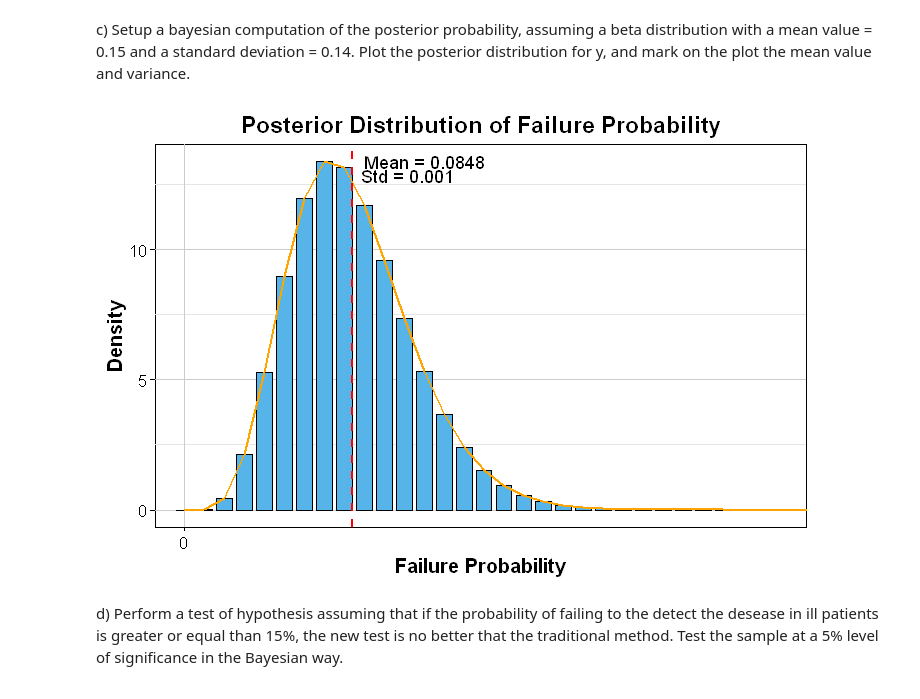
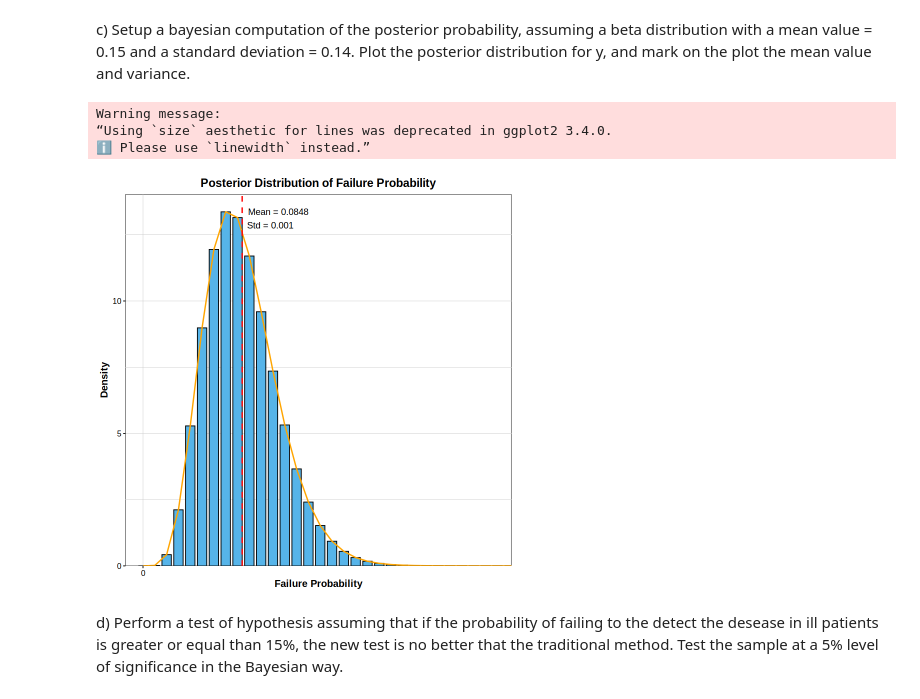
Before and after one commit to Alcadis/ASPA, a Jupyter notebook: Ex4/Untitled.ipynb, the cells around one changed output. Saved outputs shown, nothing was run; the diff lists cells and outputs as text; code cells hidden in the pictures.

```diff
--- a/Ex4/Untitled.ipynb
+++ b/Ex4/Untitled.ipynb
@@ -75,38 +72,40 @@ alpha_prior = (mean_prior * ((mean_prior * (1 - mean_prior)) / std_prior^2 - 1))
 beta_prior = (1 - mean_prior) * ((mean_prior * (1 - mean_prior)) / std_prior^2 - 1)
 
 alpha_post = alpha_prior + y
 beta_post = beta_prior + sample_size - y
 
 data_post = dbeta(ps, alpha_post, beta_post)
 df_post = data.frame(ps=ps, data_post=data_post)
 
 mean_post = alpha_post / (alpha_post + beta_post)
 std_post = (alpha_post*beta_post) / ((alpha_post+beta_post)^2 * (alpha_post + beta_post + 1))
 
 ggplot(df_post, aes(x=ps, y=data_post)) +
     geom_bar(stat="identity", width=0.008, fill="#56B4E9", color="black") +
-    #geom_col(width=1/length(ps), fill="blue", color="black", alpha=0.5) +
     geom_line(color="orange", size=0.8) +
     geom_vline(xintercept=mean_post, color="red", linetype="dashed", size=0.8) +
     annotate("text", x=mean_post, y=max(df_post$data_post), label=paste("Mean =", round(mean_post, 4)), color="black", hjust=-0.1) +
     annotate("text", x=mean_post, y=max(df_post$data_post) - 0.5, label=paste("Std =", round(std_post, 4)), color = "black", hjust = -0.1) +
     coord_cartesian(xlim=c(0, 0.3)) +
     labs(x="Failure Probability",
          y="Density",
          title="Posterior Distribution of Failure Probability") +
     scale_x_continuous(breaks = seq(0, sample_size, by=5)) +
-    #scale_y_continuous(expand = expansion(mult = c(0, 0.05))) +
+    scale_y_continuous(expand = expansion(mult = c(0, 0.05))) +
     theme(text = element_text(size=12),
           axis.title.x = element_text(face="bold", size=12),
           axis.title.y = element_text(face="bold", size=12),
           axis.text = element_text(color="black"),
           axis.ticks = element_line(color="black"),
           plot.title = element_text(hjust=0.5, face="bold", size=14),
           panel.background = element_rect(fill = "white", color = "black"),
-          panel.grid.major = element_line(size=0.5, linetype='solid', color="grey80"),
-          panel.grid.minor = element_line(size=0.25, linetype='solid', color="grey90"))
+          panel.grid.major = element_line(size=0.25, linetype='solid', color="grey80"),
+          panel.grid.minor = element_line(size=0.25, linetype='solid', color="grey80"))
 # %% [output]
+Warning message:
+“Using `size` aesthetic for lines was deprecated in ggplot2 3.4.0.
+ℹ Please use `linewidth` instead.”
-[figure, old version]
+[figure, new version]
 # %% [markdown]
 d) Perform a test of hypothesis assuming that if the probability of failing to the detect the desease in
 ill patients is greater or equal than 15%, the new test is no better that the traditional method. Test
```
Also changed, not shown: parts of 6 cells of this notebook.
